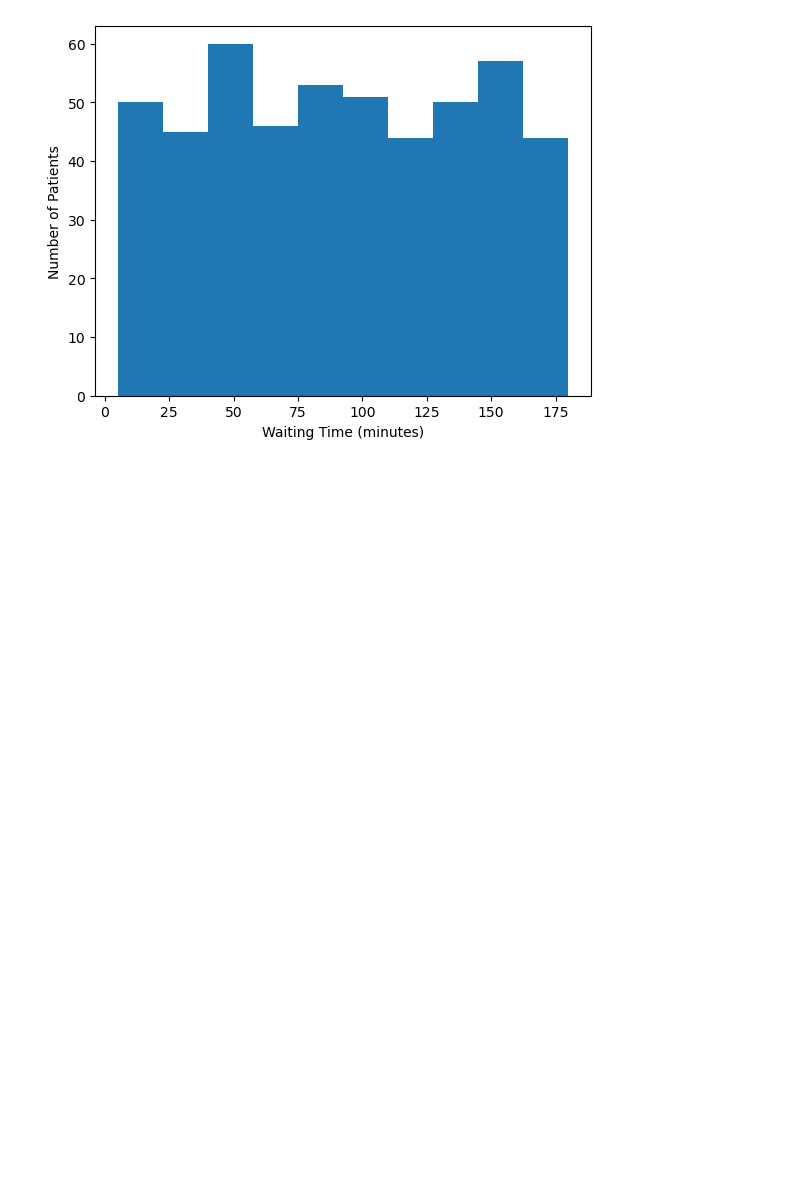
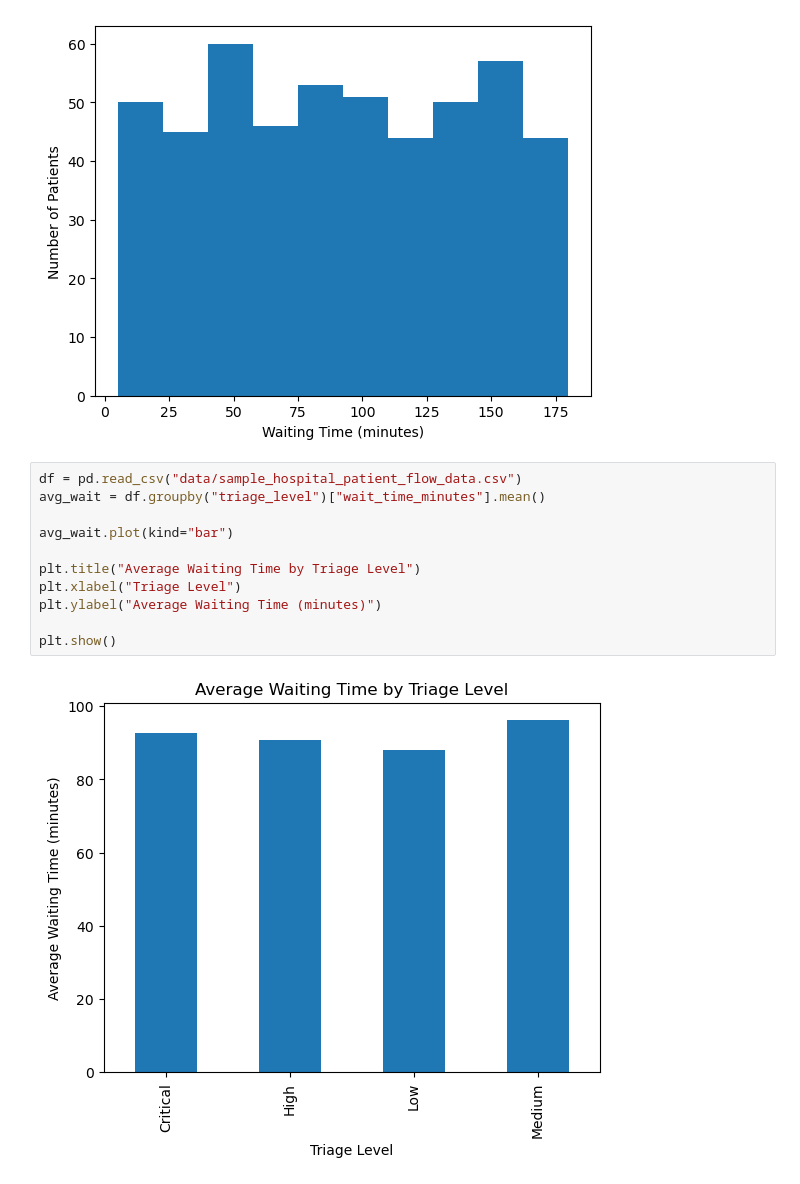
Before and after one commit to abhishekbabu-git/ed-flow-optimization-ai, a Jupyter notebook: patient_flow_analysis.ipynb, the cells around one changed output. Saved outputs shown, nothing was run; the diff lists cells and outputs as text; blank space fills up the shorter version.

Commit message:
Various visualisation of waiting time
Waiting Time Trend by Arrival Hour
Waiting Time by Department
Average Waiting Time by Triage Level
Waiting Time Distribution (Histogram)

```diff
--- a/patient_flow_analysis.ipynb
+++ b/patient_flow_analysis.ipynb
@@ -148,3 +148,16 @@ plt.ylabel("Number of Patients")
 plt.show()
 # %% [output]
 [figure]
+# %%
+df = pd.read_csv("data/sample_hospital_patient_flow_data.csv")
+avg_wait = df.groupby("triage_level")["wait_time_minutes"].mean()
+
+avg_wait.plot(kind="bar")
+
+plt.title("Average Waiting Time by Triage Level")
+plt.xlabel("Triage Level")
+plt.ylabel("Average Waiting Time (minutes)")
+
+plt.show()
+# %% [output]
+[figure, added]
```
Also changed, not shown: parts of 2 cells of this notebook.
